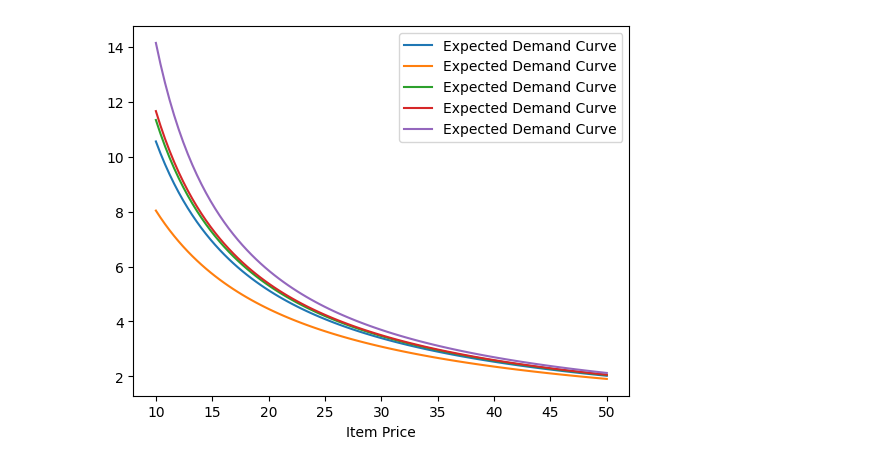
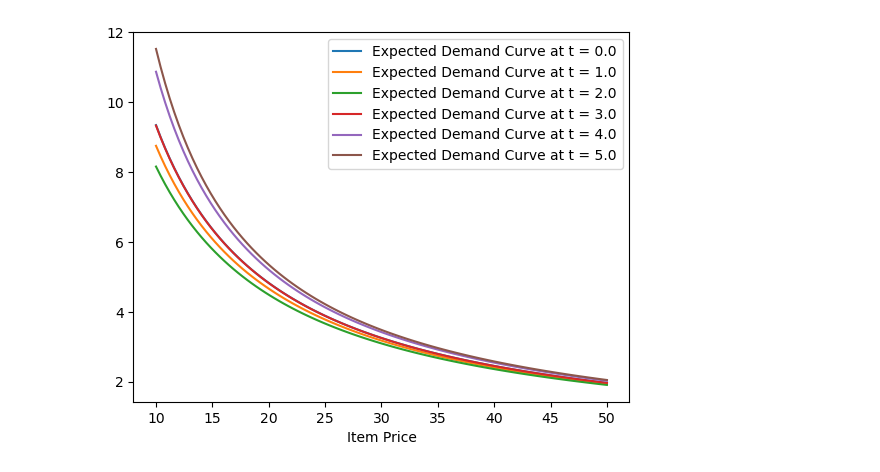
Before and after one commit to giulio8/OLA_project, a Jupyter notebook: Adversarial Environment.ipynb, the cells around one changed output. Cells and saved outputs as stored; diff of their text form; code cells hidden in the pictures.

```diff
--- a/Adversarial Environment.ipynb
+++ b/Adversarial Environment.ipynb
@@ -16,21 +17,21 @@ conversion_probability = lambda p,t: 1/(p + 2*changing_x(t))
 # %%
 prices = np.linspace(10, max_price, 100)
-t_interval = np.linspace(0,5,5)
+t_interval = np.linspace(0,5,6)
 n_customers = 100
 
 
 for t in t_interval:
     expected_demand_curve = n_customers*conversion_probability(prices, t)
 
     estimated_demand_curve = np.random.binomial(n_customers, conversion_probability(prices, t))
 
 
-    plt.plot(prices, expected_demand_curve, label='Expected Demand Curve')
+    plt.plot(prices, expected_demand_curve, label='Expected Demand Curve at t = {}'.format(t))
     #plt.plot(prices, estimated_demand_curve, label='Estimated Demand Curve')
     plt.xlabel('Item Price')
     plt.legend()
 plt.show()
 # %% [output]
-[figure, old version]
+[figure, new version]
 # %%
 class PricingEnvironment:
```
Also changed, not shown: parts of 2 cells of this notebook.
